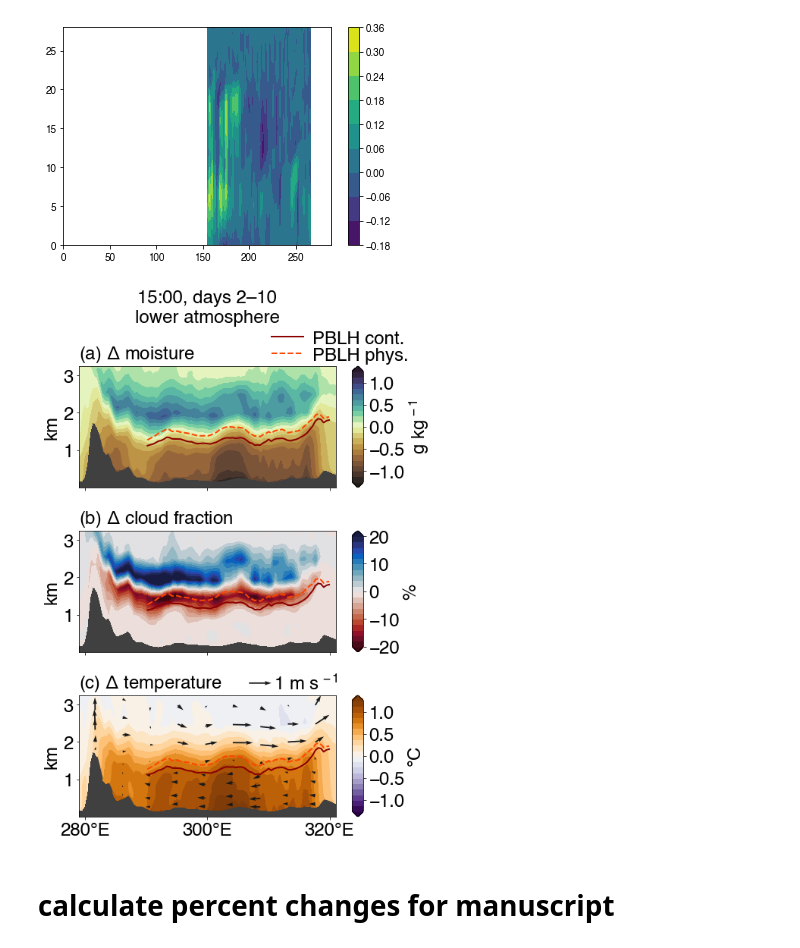
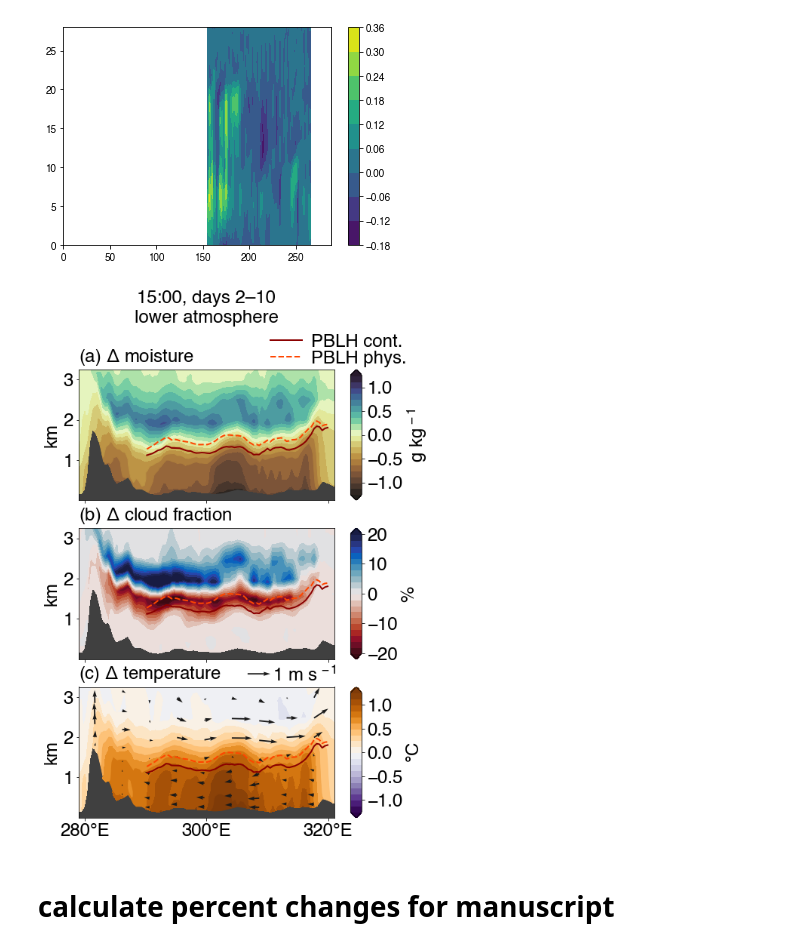
Before and after one commit to bairdlangenbrunner/amazon-phys-response-paper, a Jupyter notebook: scripts/POSTER_vertical_profiles_wrf.ipynb, the cells around one changed output. Saved outputs shown, nothing was run; the diff lists cells and outputs as text; code cells hidden in the pictures.

```diff
--- a/scripts/POSTER_vertical_profiles_wrf.ipynb
+++ b/scripts/POSTER_vertical_profiles_wrf.ipynb
@@ -366,7 +366,7 @@ quiver_plot = ax.quiver(xx[z_indices,::every_nth_lon]+360.,\
           width=quiver_shaft_width)#, headwidth=quiver_head_width,\
           #headlength=quiver_head_length)
 
-fig.tight_layout(h_pad=5)
+fig.tight_layout(h_pad=3)
 
 
 
@@ -402,34 +402,34 @@ cbar2.set_ticks([-20,-10,0,10,20])
 cbar2.set_label('%', fontsize=fontsize)
 
 cbar3 = fig.colorbar(contour_list[2], cax=cbar_ax3)
 cbar_ax3.tick_params(labelsize=fontsize)
 cbar3.set_ticks([-1.5,-1,-.5,0,.5,1,1.5])
 cbar3.set_label('$\degree$C', fontsize=fontsize)
 
 for c in cbar_ax1.collections:
     c.set_edgecolor('face')
 #     c.set_rasterized(True)
 for c in cbar_ax2.collections:
     c.set_edgecolor('face')
 #     c.set_rasterized(True)
 for c in cbar_ax3.collections:
     c.set_edgecolor('face')
 #     c.set_rasterized(True)
 
 quiver_key = ax_list[2].quiverkey(quiver_plot, \
                                   coordinates='axes', \
                                   X=.75, Y=1.1, labelpos='E', \
                                   label='', \
                                   U=quiver_key_scale)
 quiver_key_text = ax_list[2].text(s=str(quiver_key_scale)+' m s$^{\,-1}$',\
                                   x=.76, y=1.02,\
                                   ha='left', va='bottom',\
                                   transform=ax_list[2].transAxes, \
                                   fontsize=fontsize)
 
 fig.savefig('../figures/POSTER_vertical_profile_1500_upto3km.pdf', bbox_inches='tight')
 # %% [output]
-[figure, old version]
+[figure, new version]
 # %% [markdown]
 # calculate percent changes for manuscript
 # %%
```
Also changed, not shown: parts of 1 cell of this notebook, 2 other files.
